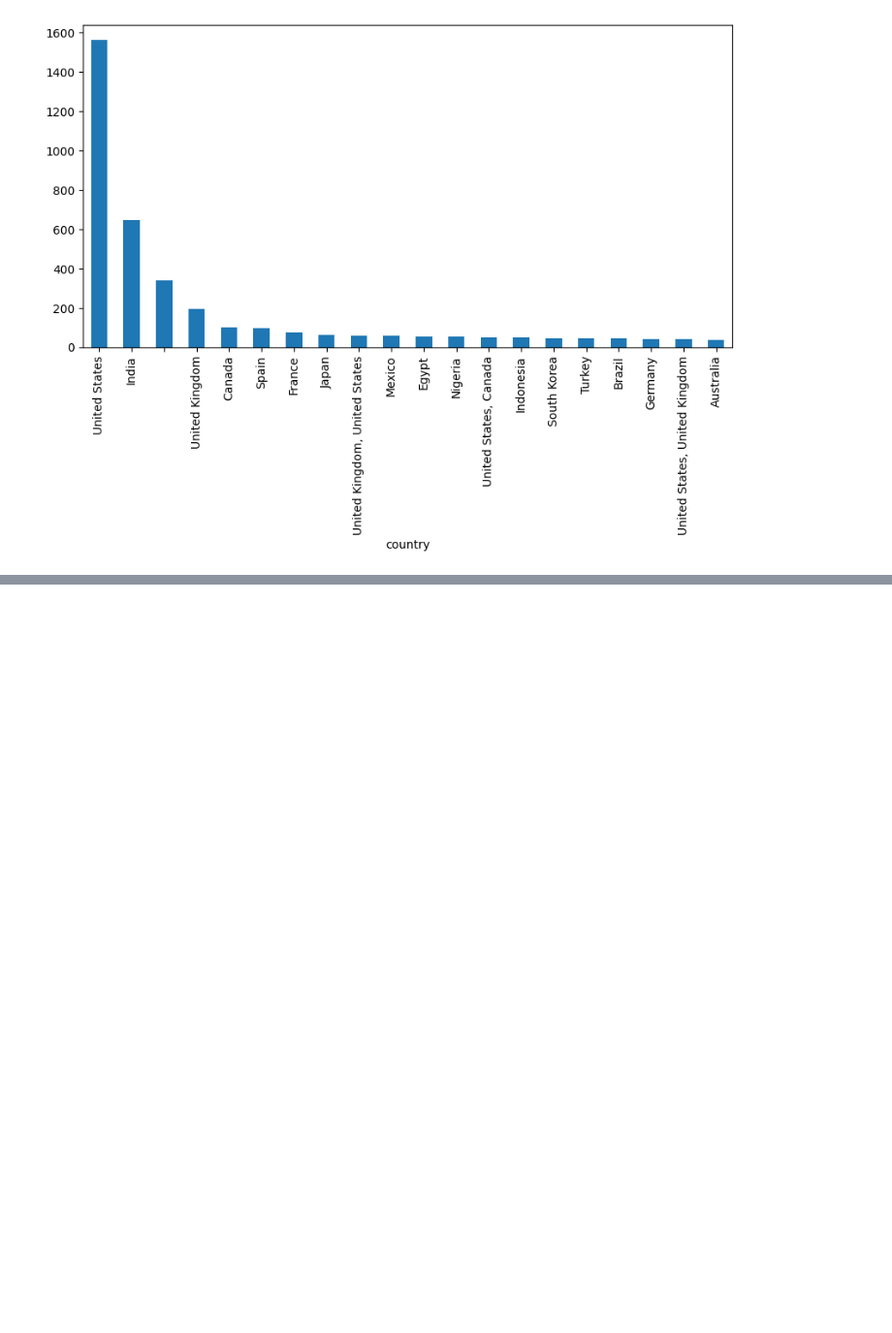
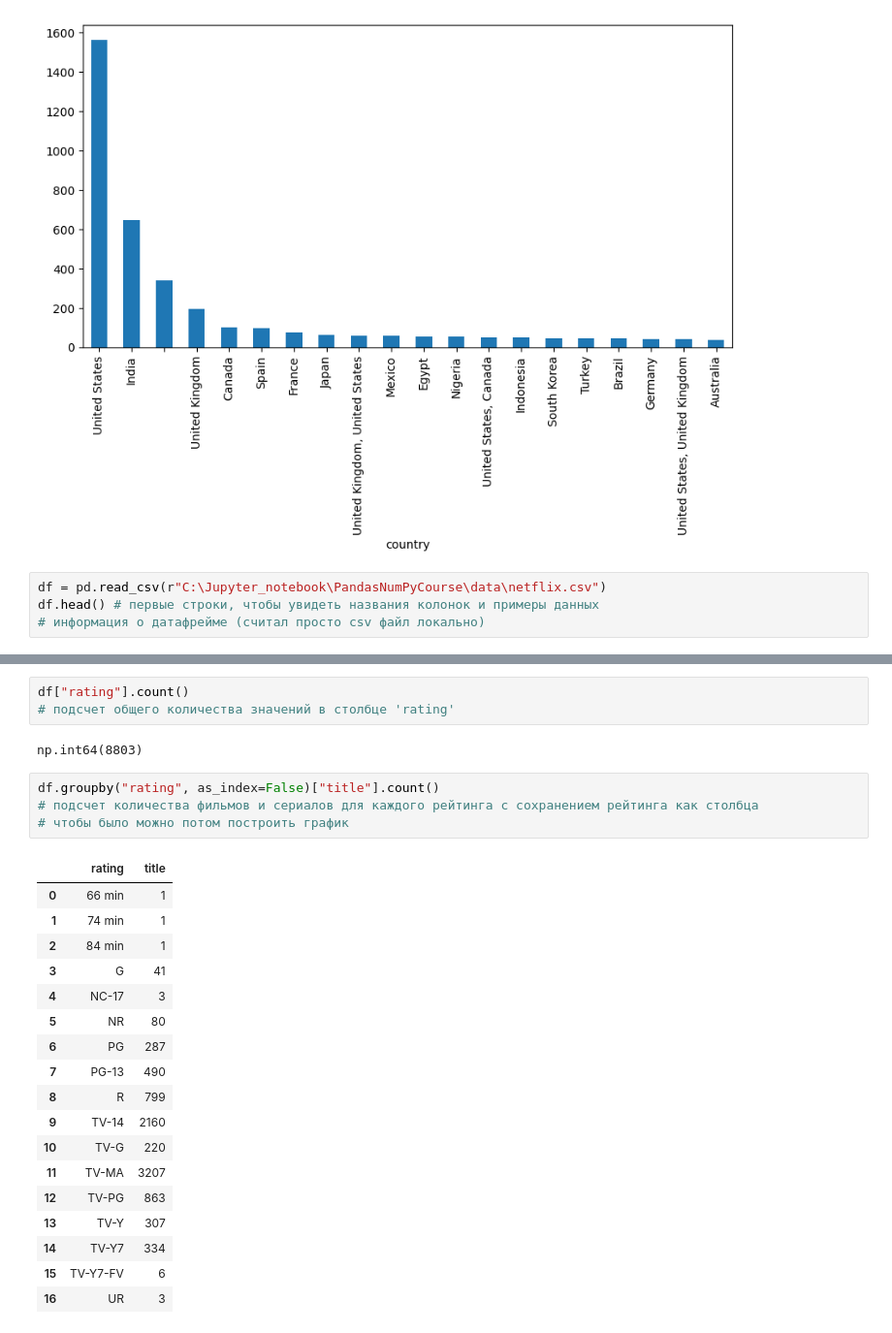
Before and after one commit to Alexey9991984/DataAnalysisPractice, a Jupyter notebook: notebooks/Netflix.ipynb, the cells around one changed output, grey strips where cells are left out. Shown at 97% size. Cells and saved outputs as stored; diff of their text form; blank space fills up the shorter version.

```diff
--- a/notebooks/Netflix.ipynb
+++ b/notebooks/Netflix.ipynb
@@ -352,3 +352,7 @@ United States, United Kingdom      39
 Australia                          37
 Name: director, dtype: int64
 [figure]
+# %%
+df = pd.read_csv(r"C:\Jupyter_notebook\PandasNumPyCourse\data\netflix.csv")
+df.head() # первые строки, чтобы увидеть названия колонок и примеры данных
+# информация о датафрейме (считал просто csv файл локально)
@@ -354,0 +417,28 @@ Name: director, dtype: int64
+# %%
+df["rating"].count()
+# подсчет общего количества значений в столбце 'rating'
+# %% [output]
+np.int64(8803)
+# %%
+df.groupby("rating", as_index=False)["title"].count()
+# подсчет количества фильмов и сериалов для каждого рейтинга с сохранением рейтинга как столбца
+# чтобы было можно потом построить график
+# %% [output]
+|  | rating | title |
+| 0 | 66 min | 1 |
+| 1 | 74 min | 1 |
+| 2 | 84 min | 1 |
+| 3 | G | 41 |
+| 4 | NC-17 | 3 |
+| 5 | NR | 80 |
+| 6 | PG | 287 |
+| 7 | PG-13 | 490 |
+| 8 | R | 799 |
+| 9 | TV-14 | 2160 |
+| 10 | TV-G | 220 |
+| 11 | TV-MA | 3207 |
+| 12 | TV-PG | 863 |
+| 13 | TV-Y | 307 |
+| 14 | TV-Y7 | 334 |
+| 15 | TV-Y7-FV | 6 |
+| 16 | UR | 3 |
```
Also changed, not shown: parts of 6 cells of this notebook, 4 other files.
